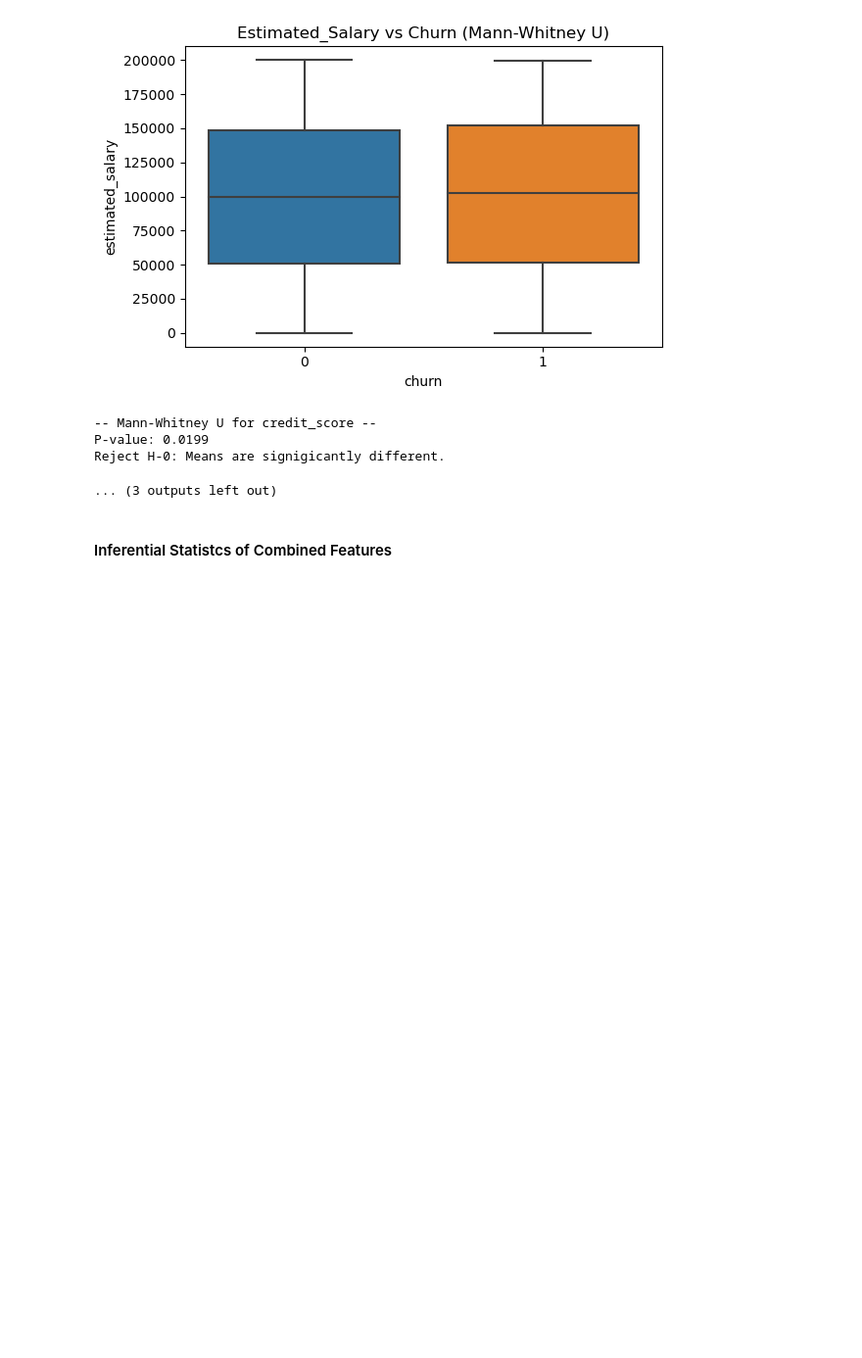
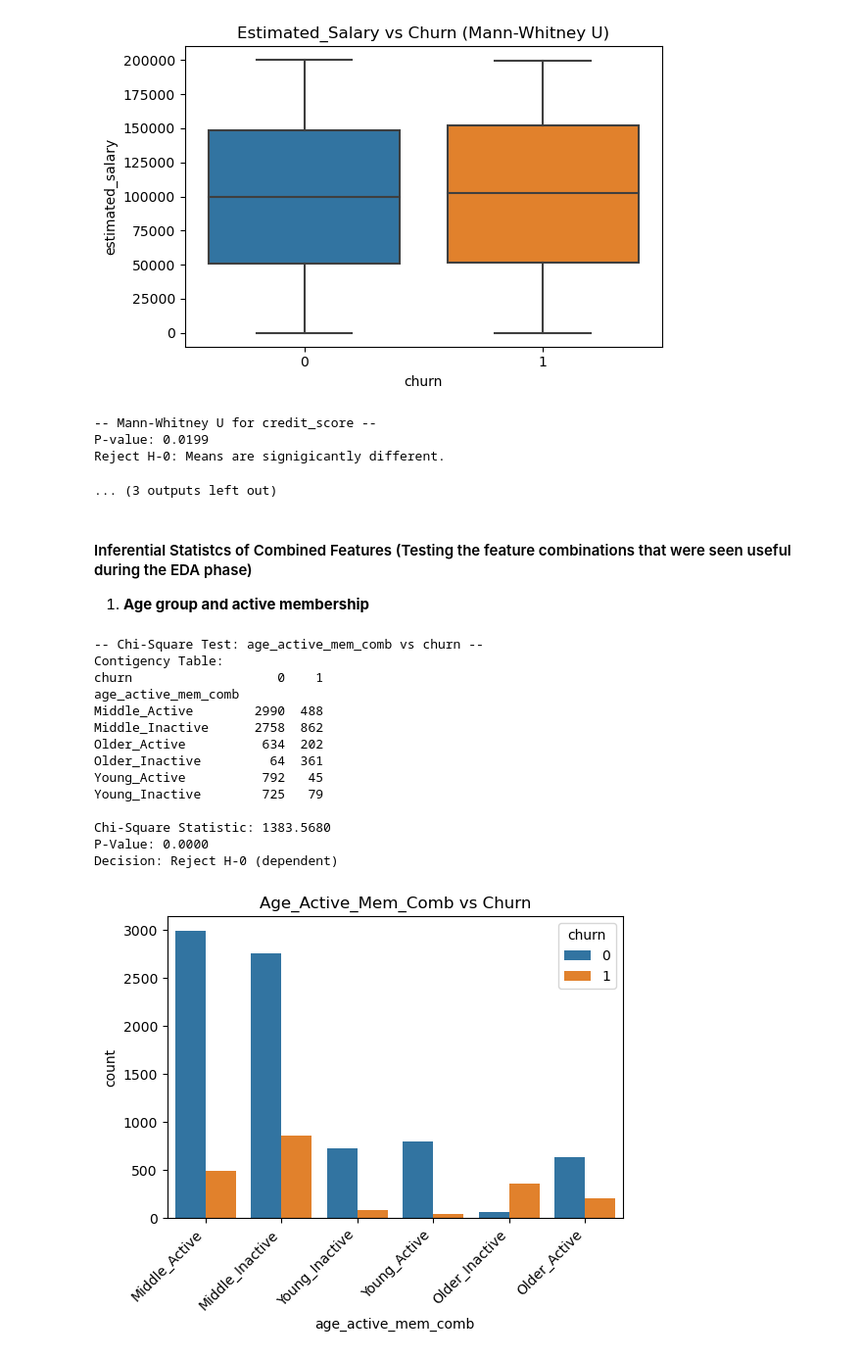
Before and after one commit to ejarazi2004/customer-churn-prediction, a Jupyter notebook: notebooks/02_inferential_statistics.ipynb, the cells around one changed output. Shown at 98% size. Saved outputs shown, nothing was run; the diff lists cells and outputs as text; code cells hidden in the pictures; blank space fills up the shorter version.

```diff
--- a/notebooks/02_inferential_statistics.ipynb
+++ b/notebooks/02_inferential_statistics.ipynb
@@ -66,5 +66,42 @@ Fail to reject H-0: No significant difference in distribution.
 P-value: 0.0199
 Reject H-0: Means are signigicantly different.
 ... (3 outputs left out)
-# %% [markdown]
-#### Inferential Statistcs of Combined Features
+# %% [markdown]
+#### Inferential Statistcs of Combined Features (Testing the feature combinations that were seen useful during the EDA phase)
+1. **Age group and active membership**
+# %%
+# 3 age groups young(<30), middle(30-50), older(>50)
+
+def create_age_group(age):
+    if age < 30:
+        return 'Young'
+    elif age <= 50:
+        return 'Middle'
+    else:
+        return 'Older'
+
+
+ndf = df.copy()
+
+ndf['age_group'] = ndf['age'].apply(create_age_group)
+
+#Combining age_group with active memebrship
+ndf['age_active_mem_comb'] = ndf['age_group'] + '_' + ndf['active_member'].map({1: 'Active', 0: 'Inactive'})
+# %%
+chi_square_test(ndf, feature='age_active_mem_comb', save_plot=True, rotate_x=True)
+# %% [output]
+-- Chi-Square Test: age_active_mem_comb vs churn --
+Contigency Table:
+churn                   0    1
+age_active_mem_comb
+Middle_Active        2990  488
+Middle_Inactive      2758  862
+Older_Active          634  202
+Older_Inactive         64  361
+Young_Active          792   45
+Young_Inactive        725   79
+
+Chi-Square Statistic: 1383.5680
+P-Value: 0.0000
+Decision: Reject H-0 (dependent)
+[figure, added]
```
Also changed, not shown: parts of 23 cells of this notebook.
